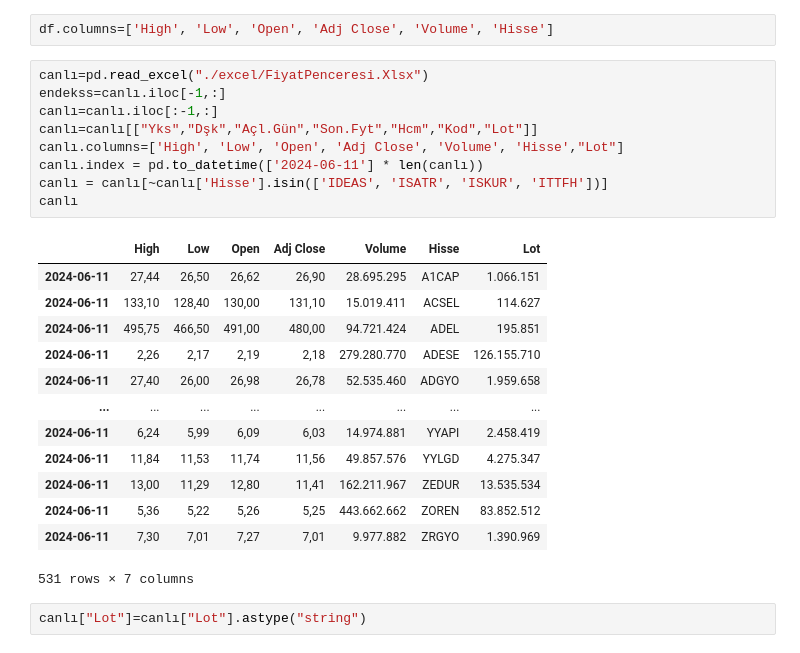
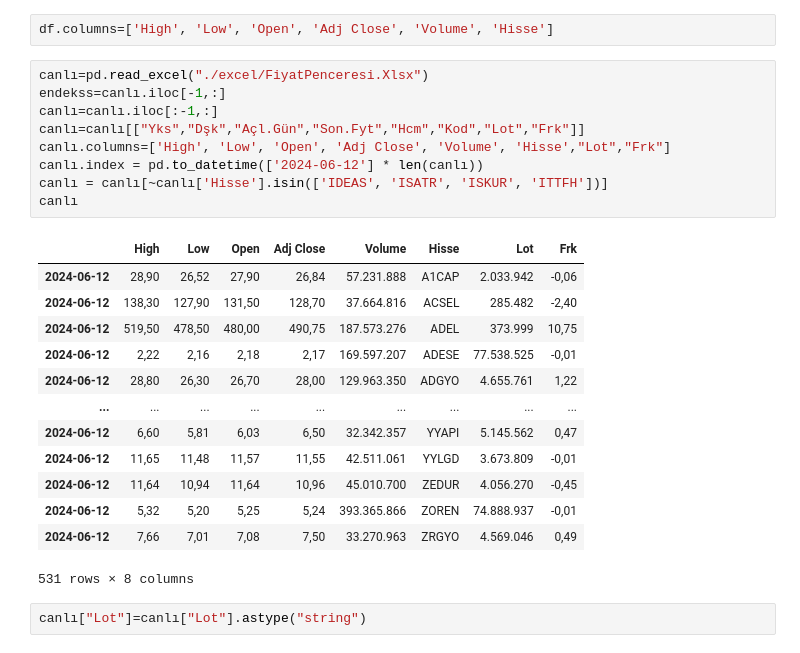
Before and after one commit to kaboya19/AI_Trade, a Jupyter notebook: canlı_trade.ipynb, the cells around one changed output. Saved outputs shown, nothing was run; the diff lists cells and outputs as text.

```diff
--- a/canlı_trade.ipynb
+++ b/canlı_trade.ipynb
@@ -50,26 +74,26 @@ df.columns=['High', 'Low', 'Open', 'Adj Close', 'Volume', 'Hisse']
 # %%
 canlı=pd.read_excel("./excel/FiyatPenceresi.Xlsx")
 endekss=canlı.iloc[-1,:]
 canlı=canlı.iloc[:-1,:]
-canlı=canlı[["Yks","Dşk","Açl.Gün","Son.Fyt","Hcm","Kod","Lot"]]
-canlı.columns=['High', 'Low', 'Open', 'Adj Close', 'Volume', 'Hisse',"Lot"]
-canlı.index = pd.to_datetime(['2024-06-11'] * len(canlı))
+canlı=canlı[["Yks","Dşk","Açl.Gün","Son.Fyt","Hcm","Kod","Lot","Frk"]]
+canlı.columns=['High', 'Low', 'Open', 'Adj Close', 'Volume', 'Hisse',"Lot","Frk"]
+canlı.index = pd.to_datetime(['2024-06-12'] * len(canlı))
 canlı = canlı[~canlı['Hisse'].isin(['IDEAS', 'ISATR', 'ISKUR', 'ITTFH'])]
 canlı
 # %% [output]
-|  | High | Low | Open | Adj Close | Volume | Hisse | Lot |
-| 2024-06-11 | 27,44 | 26,50 | 26,62 | 26,90 | 28.695.295 | A1CAP | 1.066.151 |
-| 2024-06-11 | 133,10 | 128,40 | 130,00 | 131,10 | 15.019.411 | ACSEL | 114.627 |
-| 2024-06-11 | 495,75 | 466,50 | 491,00 | 480,00 | 94.721.424 | ADEL | 195.851 |
-| 2024-06-11 | 2,26 | 2,17 | 2,19 | 2,18 | 279.280.770 | ADESE | 126.155.710 |
-| 2024-06-11 | 27,40 | 26,00 | 26,98 | 26,78 | 52.535.460 | ADGYO | 1.959.658 |
-| ... | ... | ... | ... | ... | ... | ... | ... |
-| 2024-06-11 | 6,24 | 5,99 | 6,09 | 6,03 | 14.974.881 | YYAPI | 2.458.419 |
-| 2024-06-11 | 11,84 | 11,53 | 11,74 | 11,56 | 49.857.576 | YYLGD | 4.275.347 |
-| 2024-06-11 | 13,00 | 11,29 | 12,80 | 11,41 | 162.211.967 | ZEDUR | 13.535.534 |
-| 2024-06-11 | 5,36 | 5,22 | 5,26 | 5,25 | 443.662.662 | ZOREN | 83.852.512 |
-| 2024-06-11 | 7,30 | 7,01 | 7,27 | 7,01 | 9.977.882 | ZRGYO | 1.390.969 |
+|  | High | Low | Open | Adj Close | Volume | Hisse | Lot | Frk |
+| 2024-06-12 | 28,90 | 26,52 | 27,90 | 26,84 | 57.231.888 | A1CAP | 2.033.942 | -0,06 |
+| 2024-06-12 | 138,30 | 127,90 | 131,50 | 128,70 | 37.664.816 | ACSEL | 285.482 | -2,40 |
+| 2024-06-12 | 519,50 | 478,50 | 480,00 | 490,75 | 187.573.276 | ADEL | 373.999 | 10,75 |
+| 2024-06-12 | 2,22 | 2,16 | 2,18 | 2,17 | 169.597.207 | ADESE | 77.538.525 | -0,01 |
+| 2024-06-12 | 28,80 | 26,30 | 26,70 | 28,00 | 129.963.350 | ADGYO | 4.655.761 | 1,22 |
+| ... | ... | ... | ... | ... | ... | ... | ... | ... |
+| 2024-06-12 | 6,60 | 5,81 | 6,03 | 6,50 | 32.342.357 | YYAPI | 5.145.562 | 0,47 |
+| 2024-06-12 | 11,65 | 11,48 | 11,57 | 11,55 | 42.511.061 | YYLGD | 3.673.809 | -0,01 |
+| 2024-06-12 | 11,64 | 10,94 | 11,64 | 10,96 | 45.010.700 | ZEDUR | 4.056.270 | -0,45 |
+| 2024-06-12 | 5,32 | 5,20 | 5,25 | 5,24 | 393.365.866 | ZOREN | 74.888.937 | -0,01 |
+| 2024-06-12 | 7,66 | 7,01 | 7,08 | 7,50 | 33.270.963 | ZRGYO | 4.569.046 | 0,49 |
-531 rows × 7 columns
+531 rows × 8 columns
 # %%
 canlı["Lot"]=canlı["Lot"].astype("string")
 # %%
```
Also changed, not shown: parts of 20 cells of this notebook, 7 other files.
